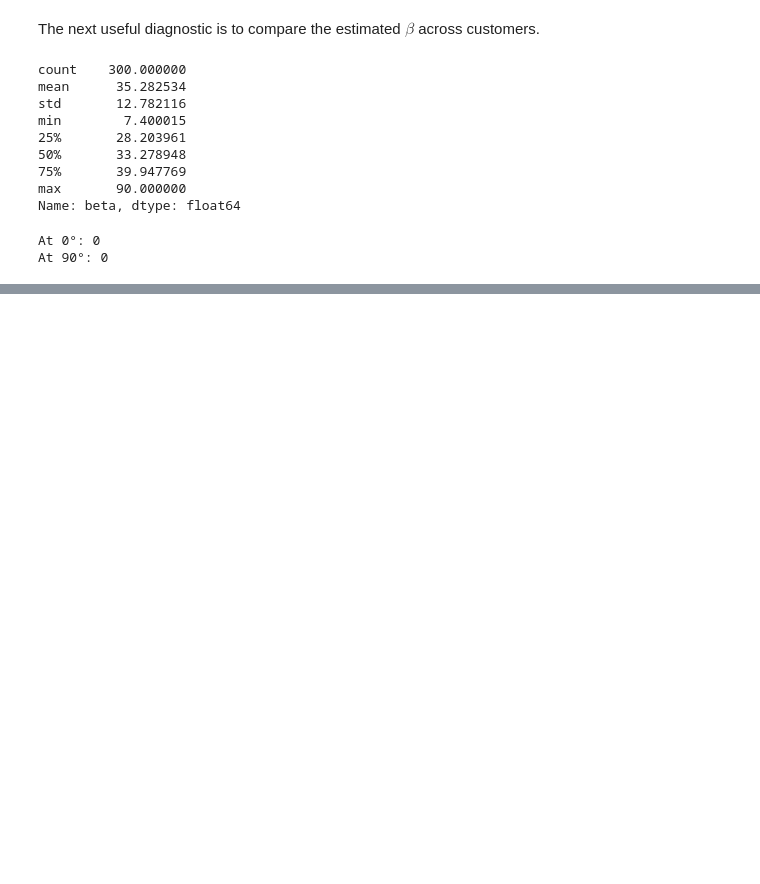
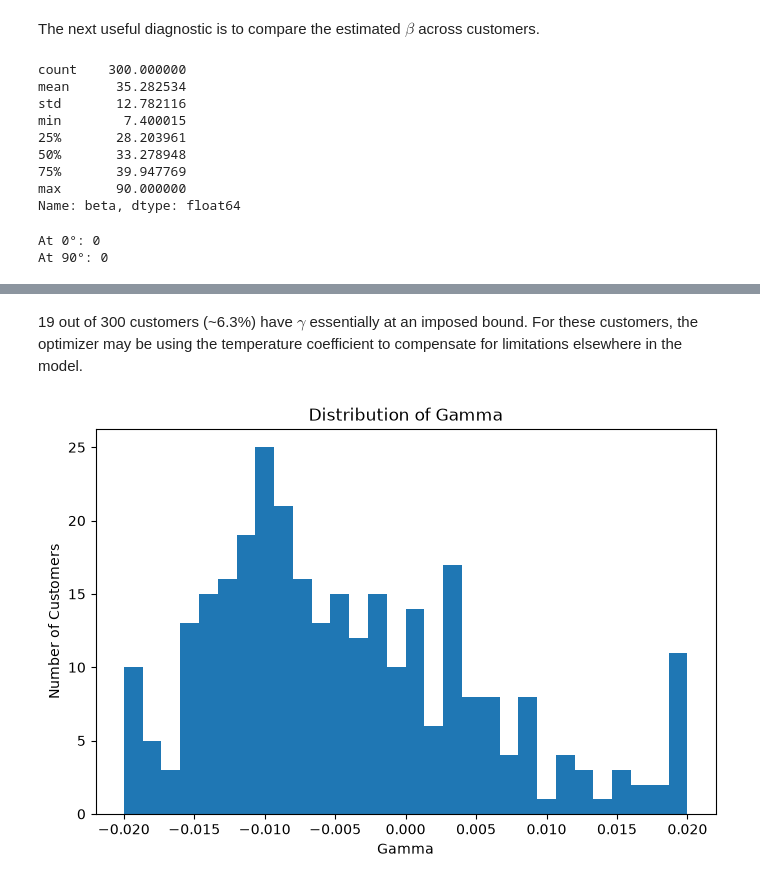
Before and after one commit to codettlaff/Energy-Disaggregation, a Jupyter notebook: combined_data.ipynb, the cells around one changed output, grey strips where cells are left out. Cells and saved outputs as stored; diff of their text form; code cells hidden in the pictures; blank space fills up the shorter version.

Commit message:
Finished this notebook
want to go back and redo data notebooks, investigate the predictive power of each variable independently before making regression model

```diff
--- a/combined_data.ipynb
+++ b/combined_data.ipynb
@@ -430,0 +399,13 @@ plt.show()
+# %% [markdown]
+19 out of 300 customers (~6.3%) have $\gamma$ essentially at an imposed bound. For these customers, the optimizer may be using the temperature coefficient to compensate for limitations elsewhere in the model.
+# %%
+import matplotlib.pyplot as plt
+
+plt.figure(figsize=(8, 5))
+plt.hist(parameters["gamma"], bins=30)
+plt.xlabel("Gamma")
+plt.ylabel("Number of Customers")
+plt.title("Distribution of Gamma")
+plt.show()
+# %% [output]
+[figure, added]
```
Also changed, not shown: parts of 17 cells of this notebook.
